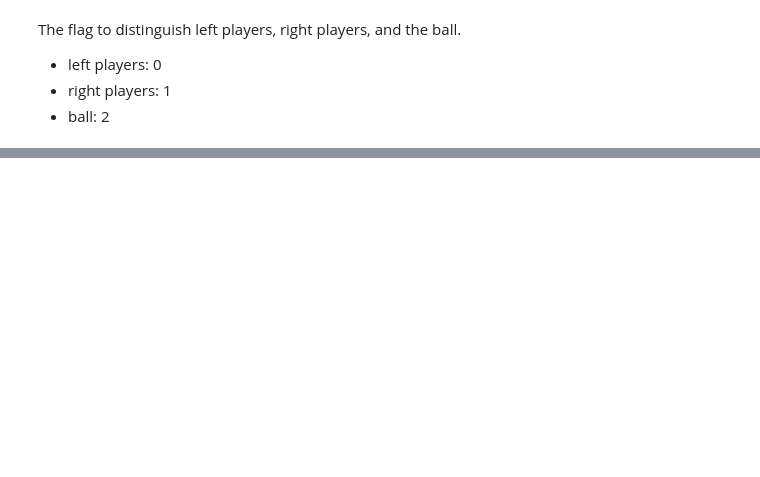
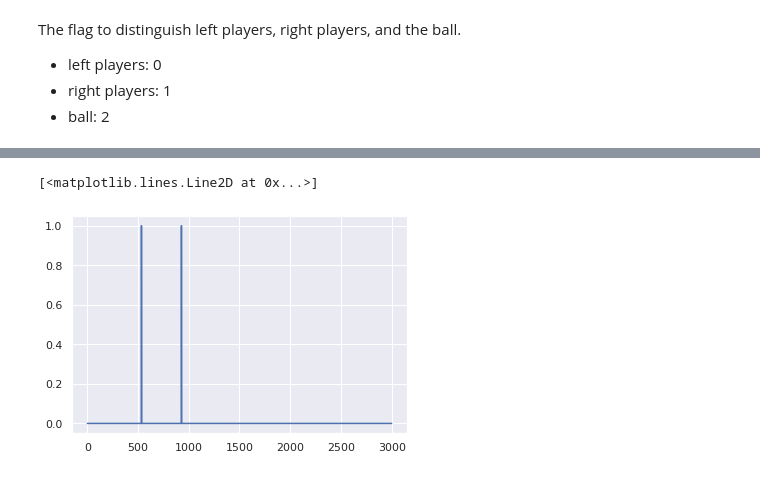
Before and after one commit to nkgvl/kaggle_gfootball, a Jupyter notebook: gfootball_kiyohara.ipynb, the cells around one changed output, grey strips where cells are left out. Cells and saved outputs as stored; diff of their text form; code cells hidden in the pictures; blank space fills up the shorter version.

```diff
--- a/gfootball_kiyohara.ipynb
+++ b/gfootball_kiyohara.ipynb
@@ -385,0 +516,40 @@ class DynamicsModel:
+# %%
+def agent(obs):
+    global policy
+
+    # Get observations for the first (and only one) player we control.
+    #obs = Simple115StateWrapper.convert_observation(obs['players_raw'], True)
+    graph = create_graph_from_observation(obs)
+    actions = policy(graph)
+    action = int(np.argmax(actions.detach().numpy()))
+    return [action]
+# %%
+env = football_env.create_environment(
+    env_name='11_vs_11_easy_stochastic',  # easy mode
+    stacked=False,
+    representation='simple115v2',
+    rewards='scoring',
+    write_goal_dumps=False,
+    write_full_episode_dumps=False,
+    render=False,
+    write_video=False,
+    dump_frequency=1,
+    logdir='./',
+    extra_players=None,
+    number_of_left_players_agent_controls=1,
+    number_of_right_players_agent_controls=0
+)
+# %%
+scores = []
+for _ in tqdm(range(50)):
+    obs = env.reset()
+    rewards = []
+    while True:
+        action = agent([obs])
+        obs, reward, done, info = env.step(action)
+        rewards.append(reward)
+        if done:
+            break
+    score = (np.sum(np.array(rewards) > 0), np.sum(np.array(rewards) < 0))
+    print(score)
+    scores.append(score)
@@ -385,0 +570,5 @@ class DynamicsModel:
+# %%
+plt.plot(rewards)
+# %% [output]
+[<matplotlib.lines.Line2D at 0x...>]
+[figure, added]
```
Also changed, not shown: parts of 26 cells of this notebook, 4 other files.
